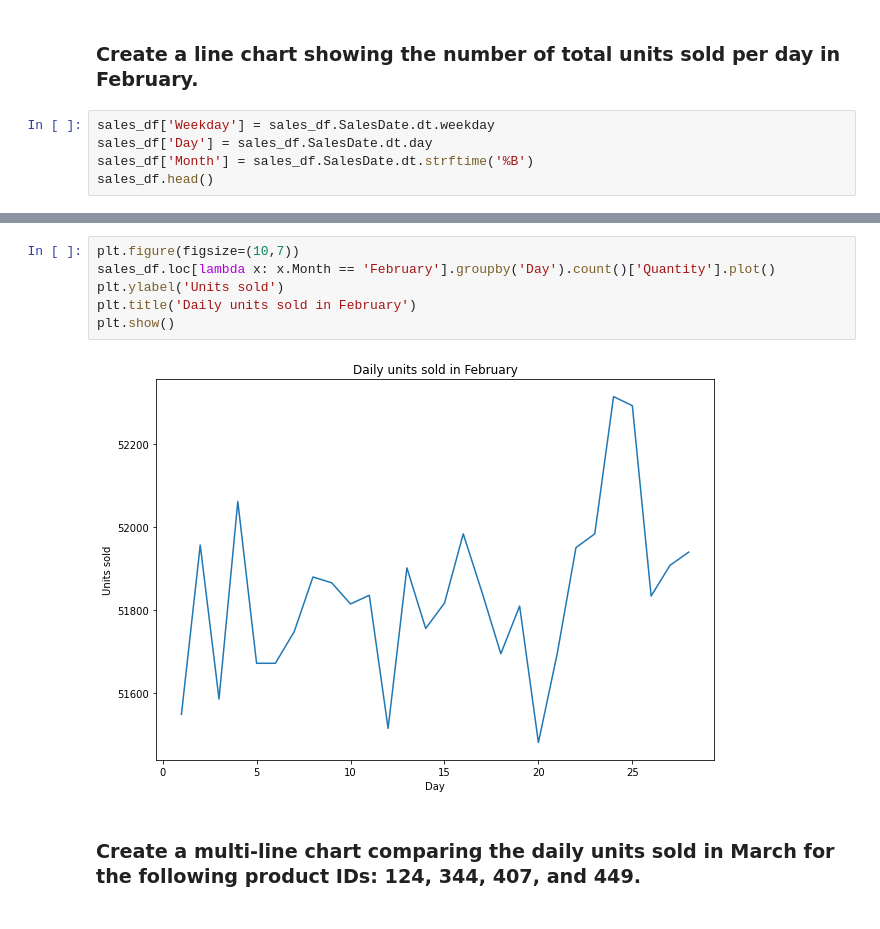
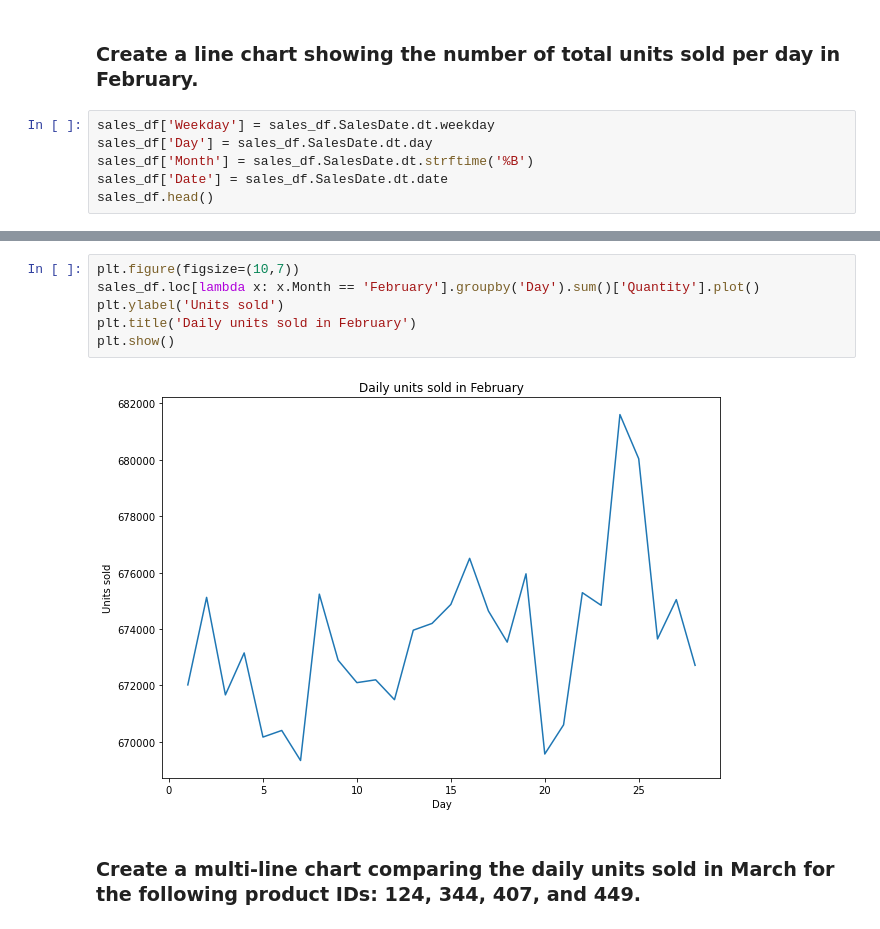
Before and after one commit to thinkful-dsi-grackle/dsi7_student_pair_work, a Jupyter notebook: week11_time_series/2_tuesday/Aaron_Time_Series_Day_2_Morning Assignment.ipynb, the cells around one changed output, grey strips where cells are left out. Saved outputs shown, nothing was run; the diff lists cells and outputs as text.

```diff
--- a/week11_time_series/2_tuesday/Aaron_Time_Series_Day_2_Morning Assignment.ipynb
+++ b/week11_time_series/2_tuesday/Aaron_Time_Series_Day_2_Morning Assignment.ipynb
@@ -74,6 +74,7 @@ memory usage: 464.0+ MB
 sales_df['Weekday'] = sales_df.SalesDate.dt.weekday
 sales_df['Day'] = sales_df.SalesDate.dt.day
 sales_df['Month'] = sales_df.SalesDate.dt.strftime('%B')
+sales_df['Date'] = sales_df.SalesDate.dt.date
 sales_df.head()
 # %% [output]
 |  | SalesID | SalesPersonID | CustomerID | ProductID | Quantity | Discount | TotalPrice | SalesDate | ... |
@@ -84,12 +85,12 @@ sales_df.head()
 | 4 | 5 | 10 | 32653 | 310 | 9 | NaN | 0,00 | 2018-02-12 15:37:03.940 | ... |
 # %%
 plt.figure(figsize=(10,7))
-sales_df.loc[lambda x: x.Month == 'February'].groupby('Day').count()['Quantity'].plot()
+sales_df.loc[lambda x: x.Month == 'February'].groupby('Day').sum()['Quantity'].plot()
 plt.ylabel('Units sold')
 plt.title('Daily units sold in February')
 plt.show()
 # %% [output]
-[figure, old version]
+[figure, new version]
 # %% [markdown]
 ### Create a multi-line chart comparing the daily units sold in March for the following product IDs: 124, 344, 407, and 449.
 # %%
```
Also changed, not shown: parts of 11 cells of this notebook.
